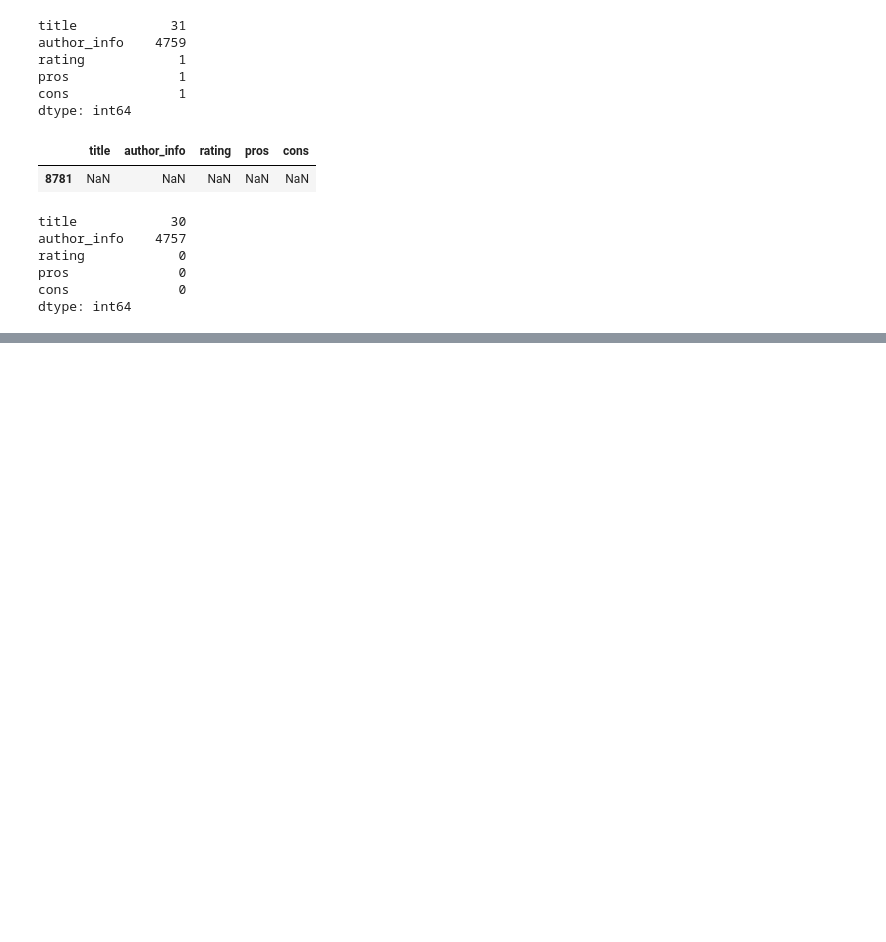
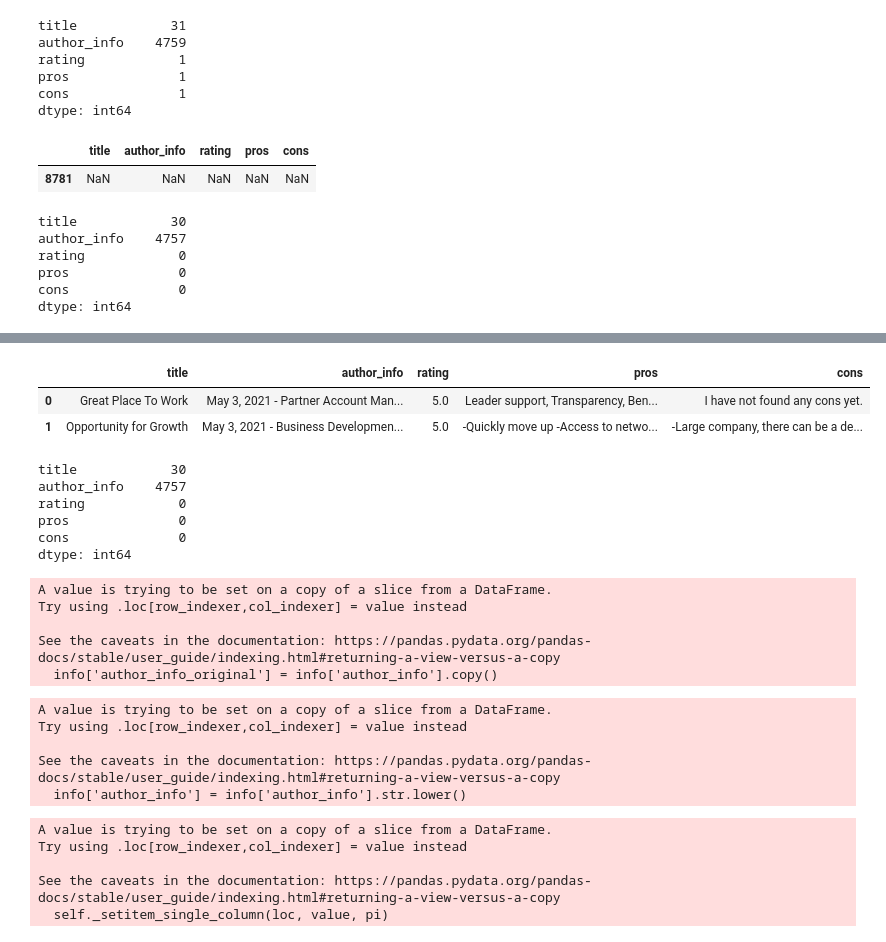
Before and after one commit to hitomi1104/sf_employee_review, a Jupyter notebook: global/EDA.ipynb, the cells around one changed output, grey strips where cells are left out. Drawn from its saved outputs; the diff is of its cells as text; code cells hidden in the pictures; blank space fills up the shorter version.

```diff
--- a/global/EDA.ipynb
+++ b/global/EDA.ipynb
@@ -109,3 +114,18 @@ df['rating'].value_counts().sort_values().plot(kind = 'barh')
 df_author = df.dropna()
 # %%
 df_author['author_info'].to_csv('author_info.csv')
+# %%
+df.head(2)
+# %% [output]
+|  | title | author_info | rating | pros | cons |
+| 0 | Great Place To Work | May 3, 2021 - Partner Account Man... | 5.0 | Leader support, Transparency, Ben... | I have not found any cons yet. |
+| 1 | Opportunity for Growth | May 3, 2021 - Business Developmen... | 5.0 | -Quickly move up -Access to netwo... | -Large company, there can be a de... |
+# %%
+df.isna().sum()
+# %% [output]
+title            30
+author_info    4757
+rating            0
+pros              0
+cons              0
+dtype: int64
@@ -111,0 +134,24 @@ df_author['author_info'].to_csv('author_info.csv')
+# %%
+info['author_info_original'] = info['author_info'].copy()
+# %% [output]
+A value is trying to be set on a copy of a slice from a DataFrame.
+Try using .loc[row_indexer,col_indexer] = value instead
+
+See the caveats in the documentation: https://pandas.pydata.org/pandas-docs/stable/user_guide/indexing.html#returning-a-view-versus-a-copy
+  info['author_info_original'] = info['author_info'].copy()
+# %%
+info['author_info'] = info['author_info'].str.lower()
+# %% [output]
+A value is trying to be set on a copy of a slice from a DataFrame.
+Try using .loc[row_indexer,col_indexer] = value instead
+
+See the caveats in the documentation: https://pandas.pydata.org/pandas-docs/stable/user_guide/indexing.html#returning-a-view-versus-a-copy
+  info['author_info'] = info['author_info'].str.lower()
+# %%
+info.loc[info['author_info'].str.contains(r'anonymous'), 'author_info']= np.nan
+# %% [output]
+A value is trying to be set on a copy of a slice from a DataFrame.
+Try using .loc[row_indexer,col_indexer] = value instead
+
+See the caveats in the documentation: https://pandas.pydata.org/pandas-docs/stable/user_guide/indexing.html#returning-a-view-versus-a-copy
+  self._setitem_single_column(loc, value, pi)
```
Also changed, not shown: parts of 6 cells of this notebook, 5 other files.
